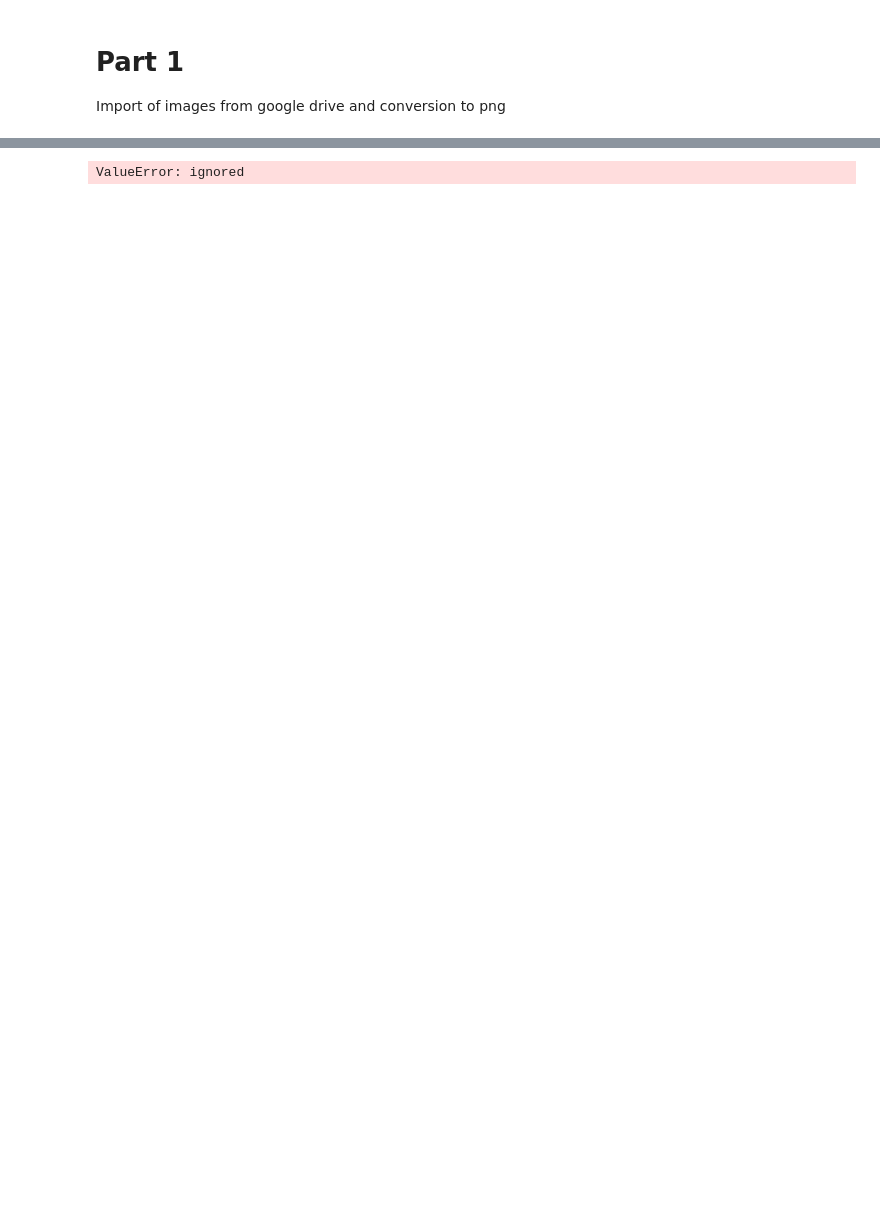
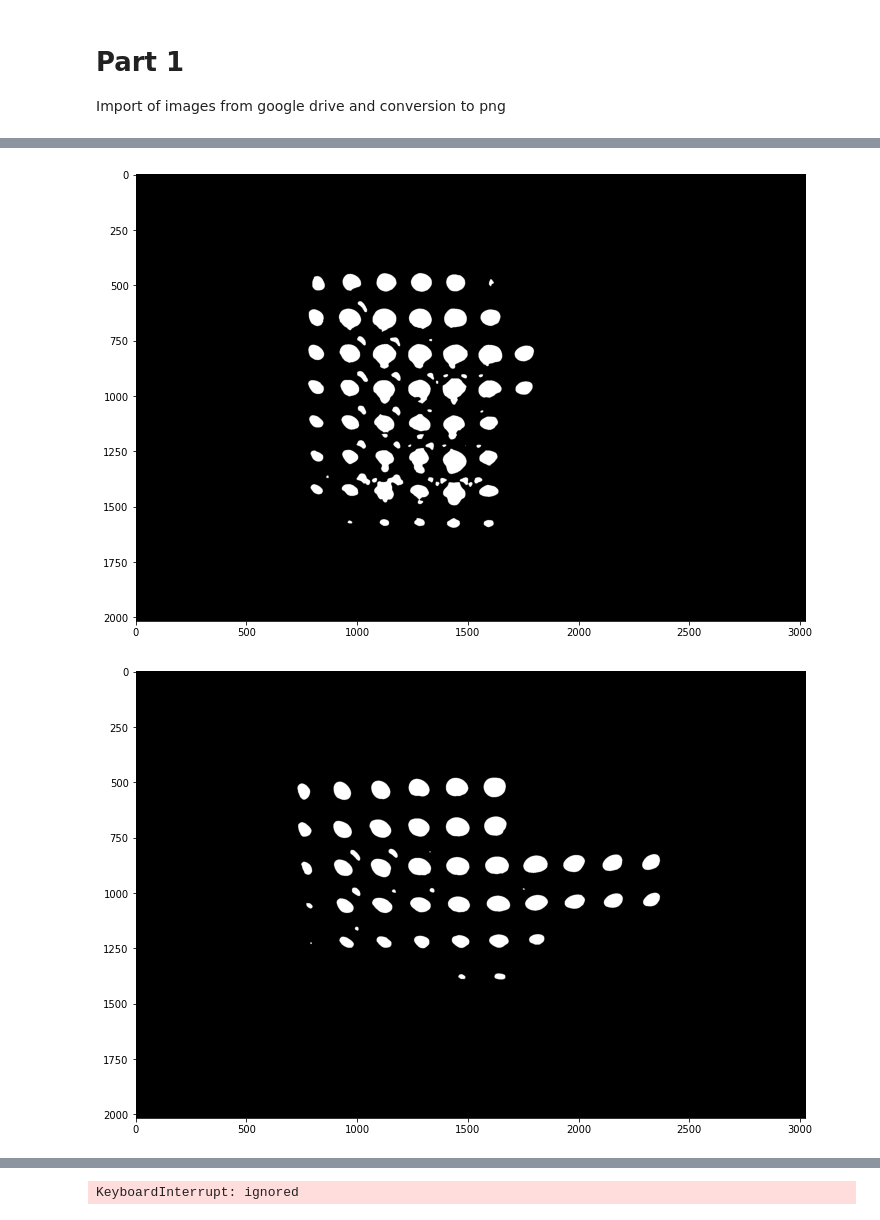
Before and after one commit to TillVollmer5/DSF-FS2022, a Jupyter notebook: CodingTask2.ipynb, the cells around one changed output, grey strips where cells are left out. Drawn from its saved outputs; the diff is of its cells as text; code cells hidden in the pictures; blank space fills up the shorter version.

```diff
--- a/CodingTask2.ipynb
+++ b/CodingTask2.ipynb
@@ -44,7 +41,7 @@ Import of images from google drive and conversion to png
 from google.colab import drive
 drive.mount('/content/drive')
 
-for i in range(5379, 5393, 1):
+for i in range(5379, 53934, 1):
   url_pre = '/content/drive/MyDrive/DSF/Images/'
   url_im_name = ''.join(['IMG_', str(i), '.HEIC'])
 
@@ -79,14 +90,19 @@ FileNotFoundError: ignored
 # %%
 for i in range(5379, 5393, 1):
   url_pre = '/content/drive/MyDrive/DSF/Images/'
-  url_im_name = ''.join(['IMG_', str(i), '.HEIC'])
+  url_im_name = ''.join(['IMG_', str(i), '.png'])
   imageRGB  = io.imread(url_pre+url_im_name)
   image = imageRGB[:,:,2]
   #resizing
   image = image[image.shape[0]//2:image.shape[0],:]
   #filtering
-  image_mean = skf.median(image,selem=skm.disk(20))
+  image_mean = skf.median(image,selem=skm.disk(25))
   #thresholding
   threshold_manual = 60
   image_threshold = image_mean<threshold_manual
+  plt.figure(figsize=(12, 12))
+  plt.imshow(image_threshold, cmap ='gray')
+  plt.show()
 # %% [output]
+[figure, added]
+[figure, added]
@@ -93 +110 @@ for i in range(5379, 5393, 1):
-ValueError: ignored
+KeyboardInterrupt: ignored
```
Also changed, not shown: parts of 5 cells of this notebook.
